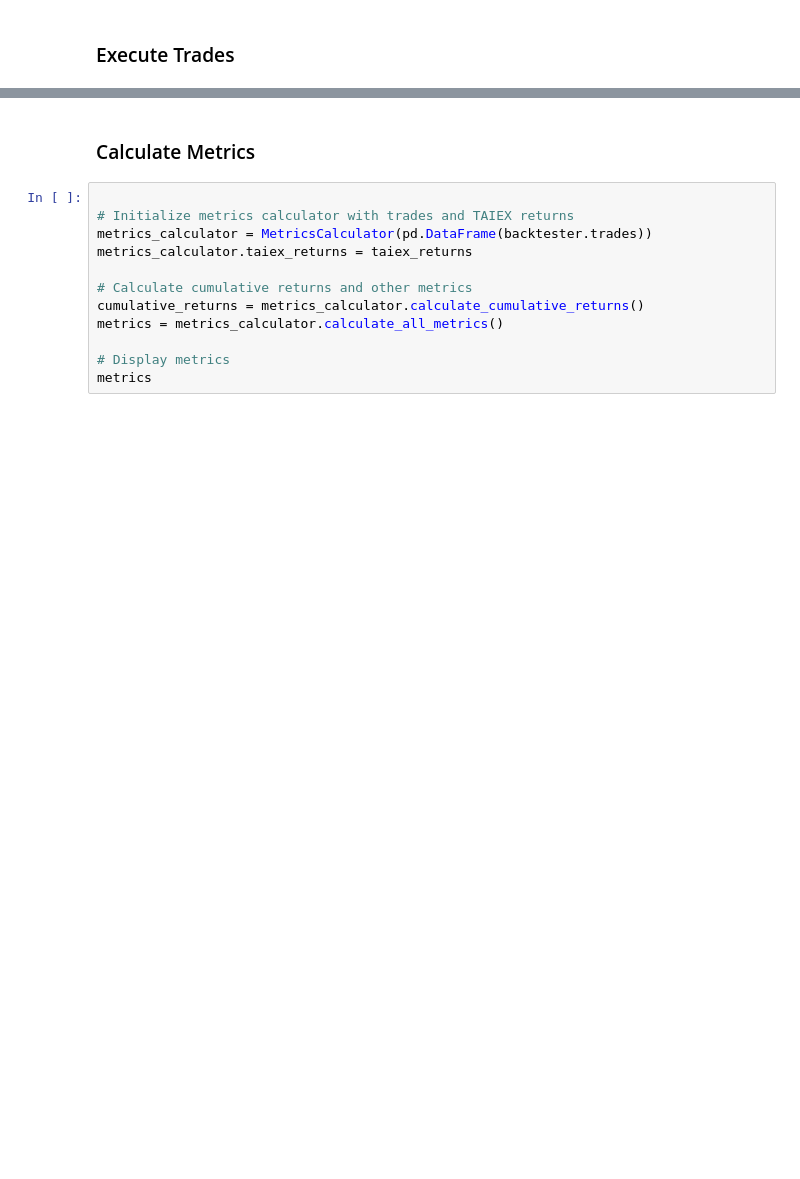
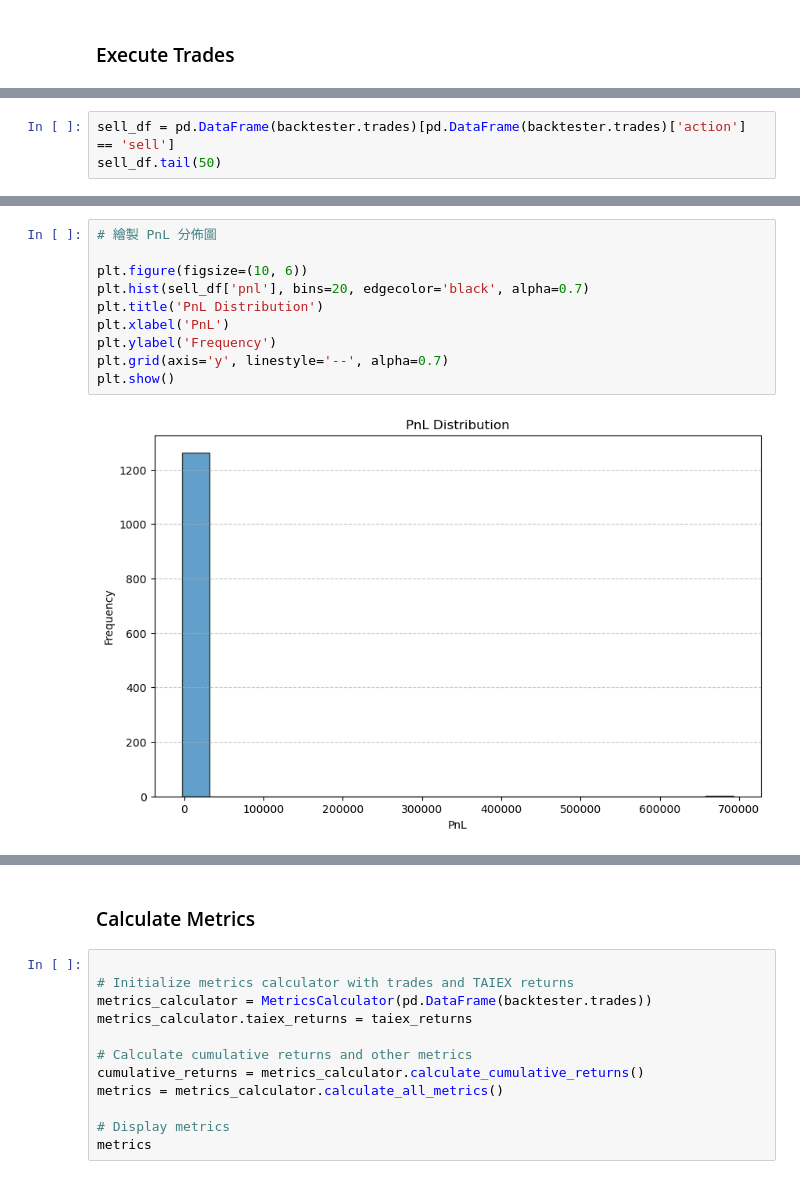
Before and after one commit to Tseng1028/event-trading, a Jupyter notebook: notebooks/Event_Driven_Backtest_Demo.ipynb, the cells around one changed output, grey strips where cells are left out. Saved outputs shown, nothing was run; the diff lists cells and outputs as text; blank space fills up the shorter version.

```diff
--- a/notebooks/Event_Driven_Backtest_Demo.ipynb
+++ b/notebooks/Event_Driven_Backtest_Demo.ipynb
@@ -123,0 +245,3 @@ pd.DataFrame(backtester.trades).head()
+# %%
+sell_df = pd.DataFrame(backtester.trades)[pd.DataFrame(backtester.trades)['action'] == 'sell']
+sell_df.tail(50)
@@ -123,0 +287,12 @@ pd.DataFrame(backtester.trades).head()
+# %%
+# 繪製 PnL 分佈圖
+
+plt.figure(figsize=(10, 6))
+plt.hist(sell_df['pnl'], bins=20, edgecolor='black', alpha=0.7)
+plt.title('PnL Distribution')
+plt.xlabel('PnL')
+plt.ylabel('Frequency')
+plt.grid(axis='y', linestyle='--', alpha=0.7)
+plt.show()
+# %% [output]
+[figure, added]
```
Also changed, not shown: parts of 12 cells of this notebook, 1 other file.
